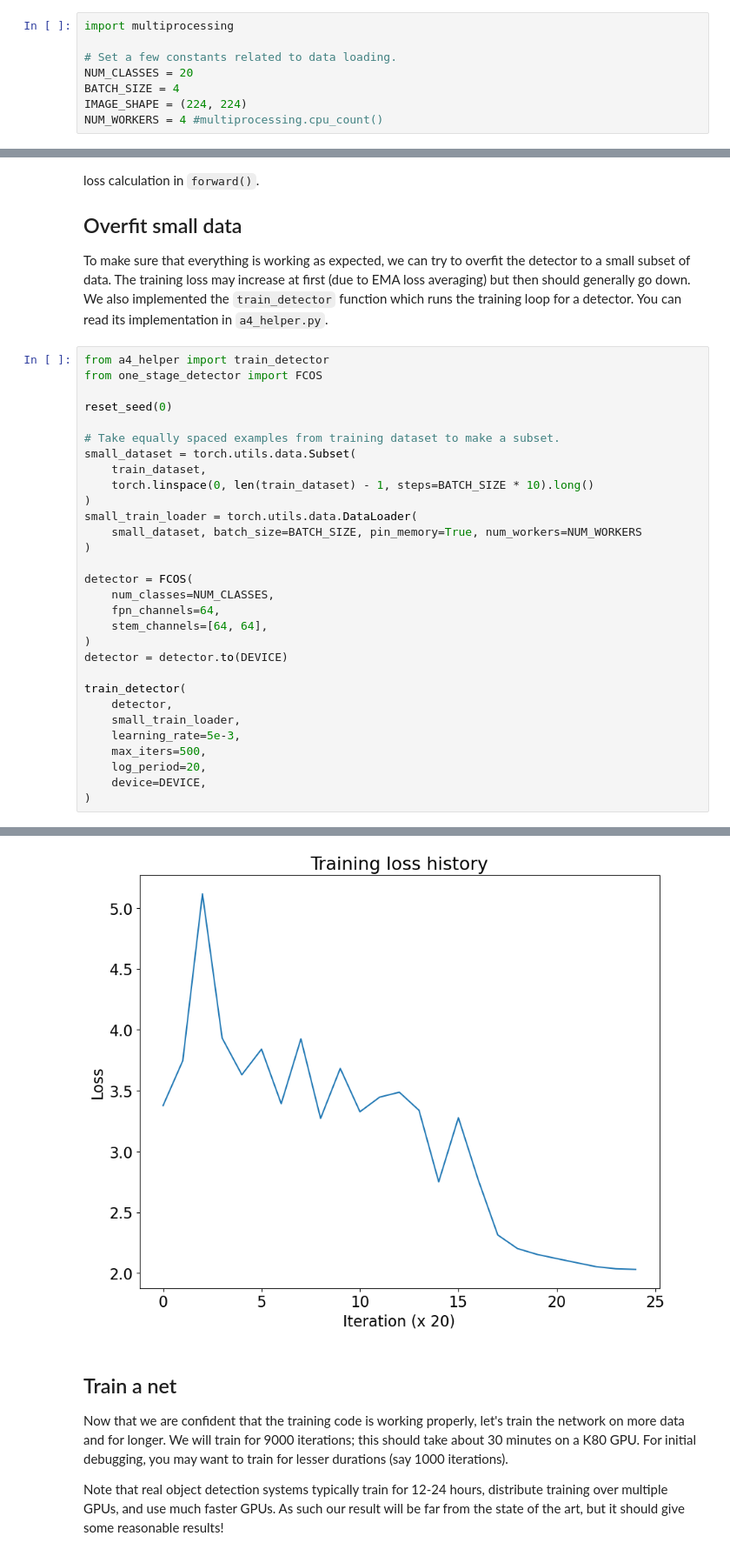
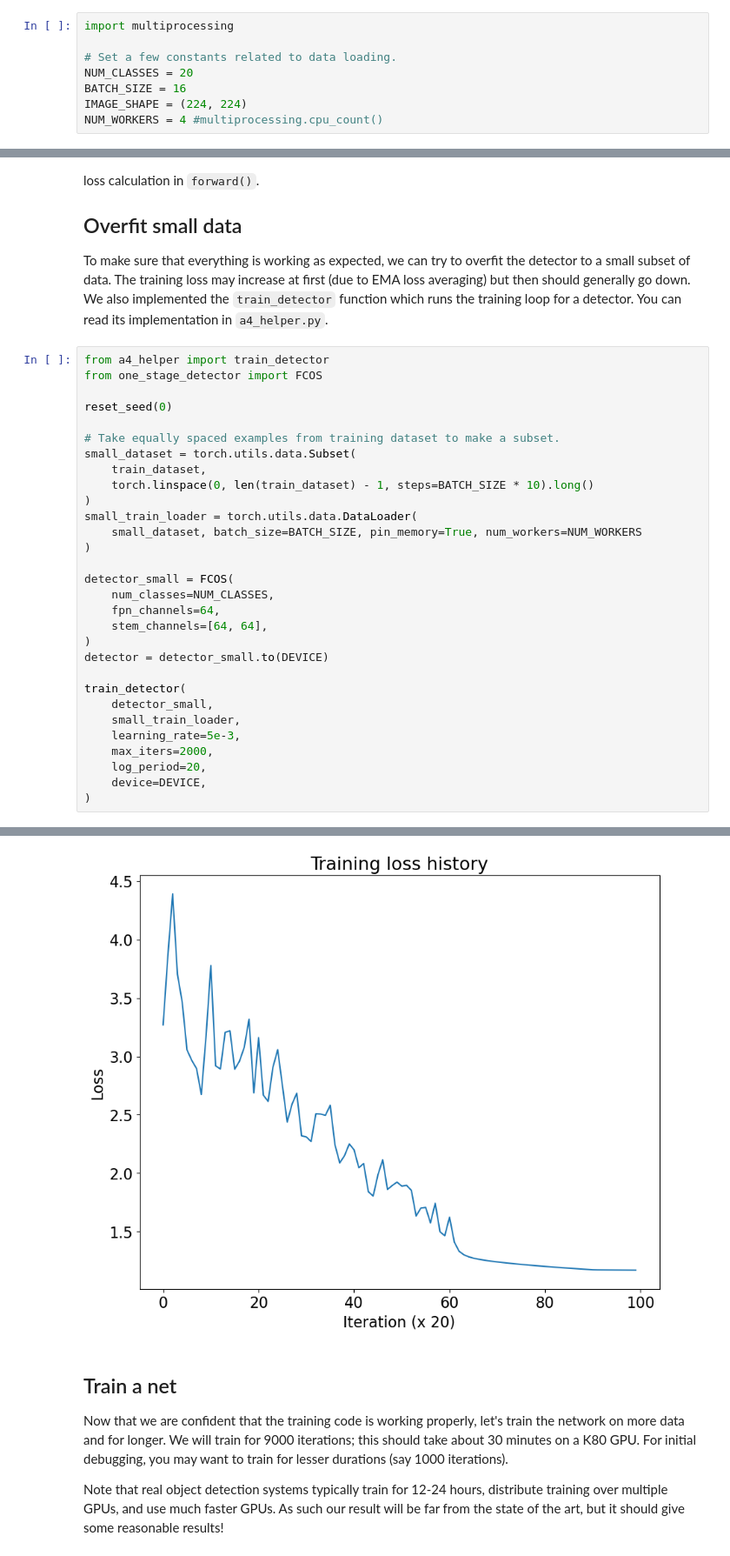
Before and after one commit to tsultan16/EECS498_UMichigan_Deep_Learning_Computer_Vision, a Jupyter notebook: A4/A4/one_stage_detector.ipynb, the cells around one changed output, grey strips where cells are left out. Shown at 87% size. Saved outputs shown, nothing was run; the diff lists cells and outputs as text.

```diff
--- a/A4/A4/one_stage_detector.ipynb
+++ b/A4/A4/one_stage_detector.ipynb
@@ -163,7 +166,7 @@ import multiprocessing
 
 # Set a few constants related to data loading.
 NUM_CLASSES = 20
-BATCH_SIZE = 4
+BATCH_SIZE = 16
 IMAGE_SHAPE = (224, 224)
 NUM_WORKERS = 4 #multiprocessing.cpu_count()
 # %% [markdown]
@@ -784,18 +787,18 @@ small_train_loader = torch.utils.data.DataLoader(
     small_dataset, batch_size=BATCH_SIZE, pin_memory=True, num_workers=NUM_WORKERS
 )
 
-detector = FCOS(
+detector_small = FCOS(
     num_classes=NUM_CLASSES,
     fpn_channels=64,
     stem_channels=[64, 64],
 )
-detector = detector.to(DEVICE)
+detector = detector_small.to(DEVICE)
 
 train_detector(
-    detector,
+    detector_small,
     small_train_loader,
     learning_rate=5e-3,
-    max_iters=500,
+    max_iters=2000,
     log_period=20,
     device=DEVICE,
 )
@@ -820,4 +823,4 @@ Shape of c5 features: torch.Size([2, 400, 7, 7])
-[figure, old version]
+[figure, new version]
 # %% [markdown]
 ## Train a net
 
```
Also changed, not shown: parts of 7 cells of this notebook.
